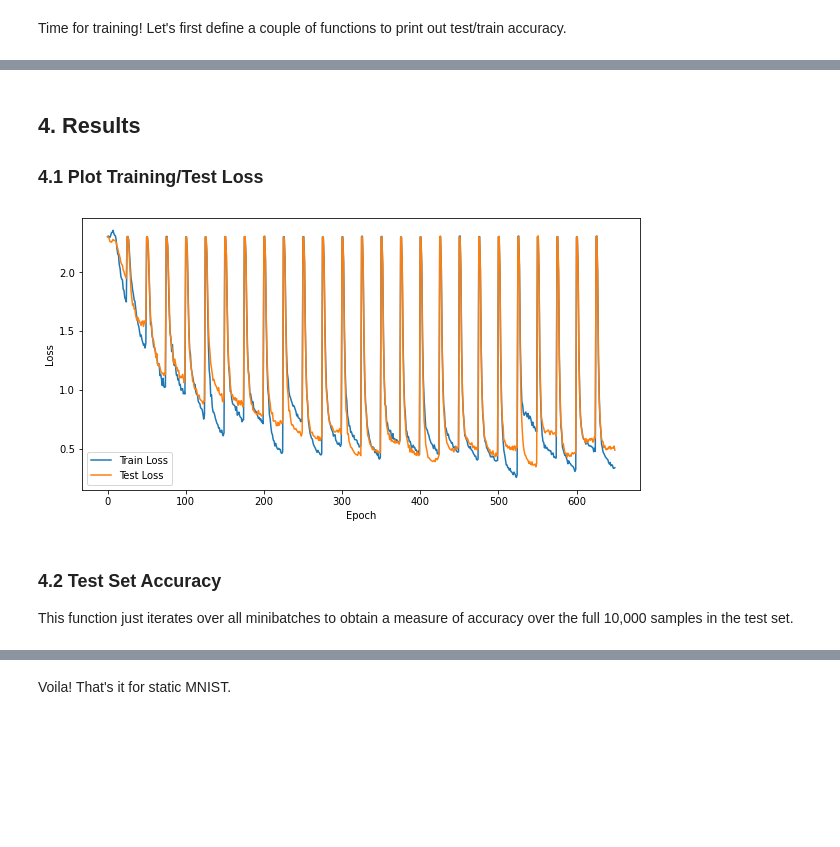
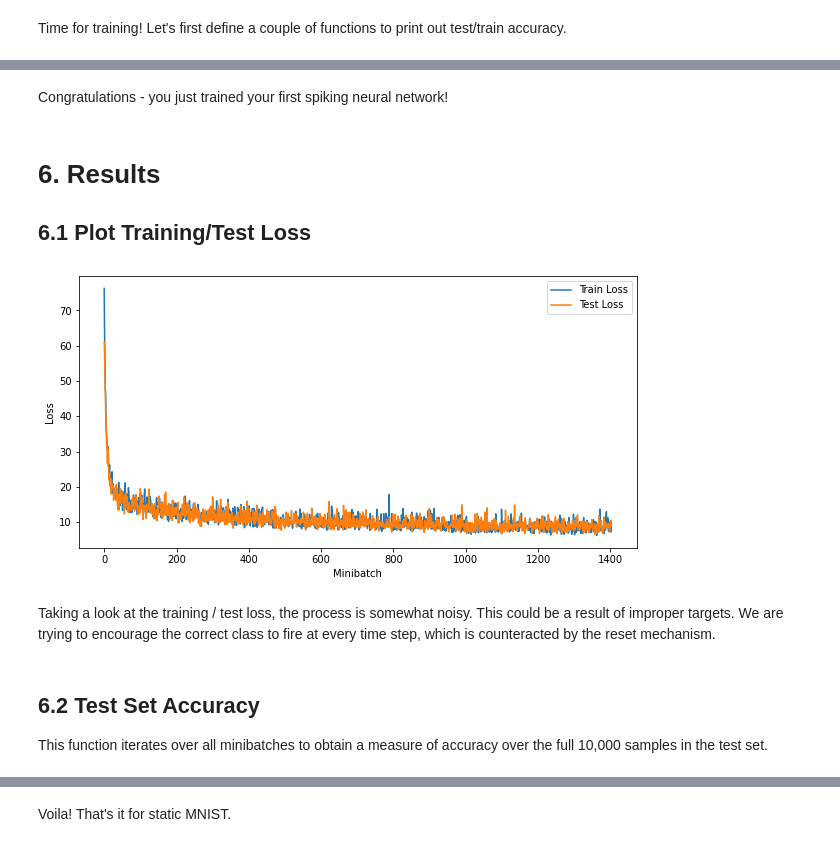
Before and after one commit to jeshraghian/snntorch, a Jupyter notebook: examples/tutorial_3_FCN.ipynb, the cells around one changed output, grey strips where cells are left out. Saved outputs shown, nothing was run; the diff lists cells and outputs as text; code cells hidden in the pictures; blank space fills up the shorter version.

```diff
--- a/examples/tutorial_3_FCN.ipynb
+++ b/examples/tutorial_3_FCN.ipynb
@@ -445,24 +447,20 @@ The situation is more nuanced than this, but this should give you the big pictur
 
 Time for training! Let's first define a couple of functions to print out test/train accuracy.
 # %%
-def print_batch_accuracy(data, targets, syn1, mem1, spk1, syn2, mem2, train=False):
-  spk2_rec = []
-  for step in range(num_steps):
-    syn1, mem1, spk1, syn2, mem2, spk2 = net(data.view(batch_size, -1), syn1, mem1, spk1, syn2, mem2)
-    spk2_rec.append(spk2)
-  spk2_rec = torch.stack(spk2_rec, dim=0)
-  _, idx = spk2_rec.sum(dim=0).max(1)
-  acc = np.mean((targets == idx).detach().cpu().numpy())
+def print_batch_accuracy(data, targets, train=False):
+    output, _ = net(data.view(batch_size, -1))
+    _, idx = output.sum(dim=0).max(1)
+    acc = np.mean((targets == idx).detach().cpu().numpy())
 
-  if train:
-      print(f"Train Set Accuracy: {acc}")
-  else:
-      print(f"Test Set Accuracy: {acc}")
+    if train:
+        print(f"Train Set Accuracy: {acc}")
+    else:
+        print(f"Test Set Accuracy: {acc}")
 
-def train_printer(syn1, mem1, spk1, syn2, mem2, test_syn1, test_mem1, test_spk1, test_syn2, test_mem2):
+def train_printer():
     print(f"Epoch {epoch}, Minibatch {minibatch_counter}")
     print(f"Train Set Loss: {loss_hist[counter]}")
     print(f"Test Set Loss: {test_loss_hist[counter]}")
-    print_batch_accuracy(data_it, targets_it, syn1, mem1, spk1, syn2, mem2, train=True)
-    print_batch_accuracy(testdata_it, testtargets_it, test_syn1, test_mem1, test_spk1, test_syn2, test_mem2, train=False)
+    print_batch_accuracy(data_it, targets_it, train=True)
+    print_batch_accuracy(testdata_it, testtargets_it, train=False)
     print("\n")
@@ -568,20 +573,24 @@ KeyboardInterrupt:
+# %% [markdown]
+Congratulations - you just trained your first spiking neural network!
 # %% [markdown]
-## 4. Results
-### 4.1 Plot Training/Test Loss
+# 6. Results
+## 6.1 Plot Training/Test Loss
 # %%
 # Plot Loss
 fig = plt.figure(facecolor="w", figsize=(10, 5))
 plt.plot(loss_hist)
 plt.plot(test_loss_hist)
 plt.legend(["Train Loss", "Test Loss"])
-plt.xlabel("Epoch")
+plt.xlabel("Minibatch")
 plt.ylabel("Loss")
 plt.show()
 # %% [output]
-[figure, old version]
+[figure, new version]
+# %% [markdown]
+Taking a look at the training / test loss, the process is somewhat noisy. This could be a result of improper targets. We are trying to encourage the correct class to fire at every time step, which is counteracted by the reset mechanism.
 # %% [markdown]
-### 4.2 Test Set Accuracy
-This function just iterates over all minibatches to obtain a measure of accuracy over the full 10,000 samples in the test set.
+## 6.2 Test Set Accuracy
+This function iterates over all minibatches to obtain a measure of accuracy over the full 10,000 samples in the test set.
 # %%
 total = 0
 correct = 0
```
Also changed, not shown: parts of 24 cells of this notebook.
